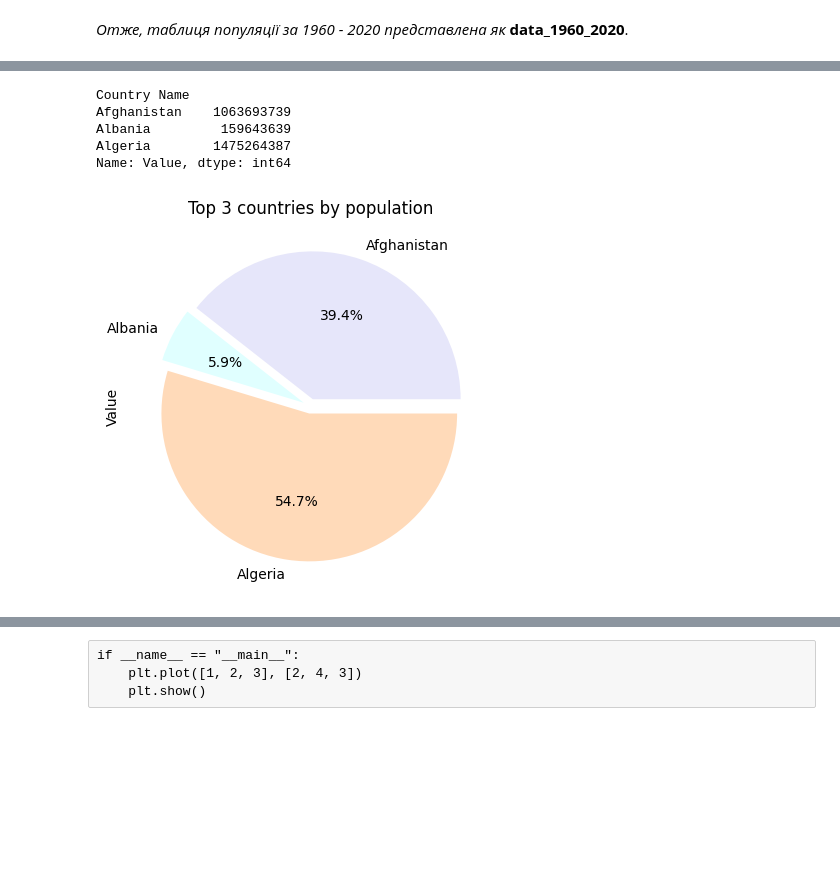
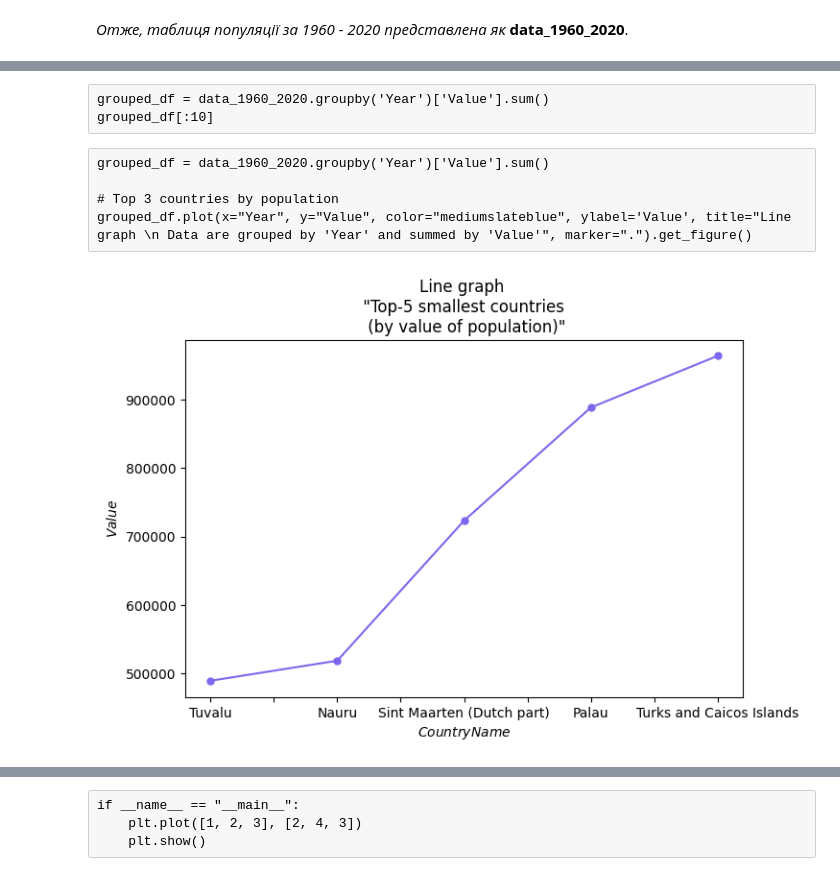
Before and after one commit to alenaporoskun/ssu_2023_pbd, a Jupyter notebook: labs/lab7/samples/sample.ipynb, the cells around one changed output, grey strips where cells are left out. Drawn from its saved outputs; the diff is of its cells as text; code cells hidden in the pictures; blank space fills up the shorter version.

```diff
--- a/labs/lab7/samples/sample.ipynb
+++ b/labs/lab7/samples/sample.ipynb
@@ -141,17 +102,23 @@ Name: Value, dtype: int64
-# %%
-grouped_df = data_1960_2020.groupby('Country Name')['Value'].sum()
-top3 = grouped_df[:3]
-print(top3)
-
-explode = (0.05, 0.05, 0.05)
-colors = ['lavender', 'lightcyan', 'peachpuff']
-plt.title('Top 3 countries by population')
-res = top3.plot(kind='pie', y = 'Value', autopct='%1.1f%%', explode=explode, colors = colors, shadow=False).get_figure()
-res.savefig('./tables and graphs/pie1.png')
-# %% [output]
-Country Name
-Afghanistan    1063693739
-Albania         159643639
-Algeria        1475264387
-Name: Value, dtype: int64
-[figure, removed]
+# %% [raw]
+grouped_df = data_1960_2020.groupby('Year')['Value'].sum()
+grouped_df[:10]
+# %% [raw]
+grouped_df = data_1960_2020.groupby('Year')['Value'].sum()
+
+# Top 3 countries by population
+grouped_df.plot(x="Year", y="Value", color="mediumslateblue", ylabel='Value', title="Line graph \n Data are grouped by 'Year' and summed by 'Value'", marker=".").get_figure()
+# %%
+count = 5 # count of countries for the top
+grouped_df = data_1960_2020.groupby('Country Name')['Value'].sum()
+top = grouped_df.sort_values(ascending=True).head(count)
+
+fig, ax = plt.subplots(figsize=(count*1.5, count/1.5+1.5))
+res = top.plot(x="Year", y="Value", color="mediumslateblue", ylabel='Value', title="Line graph \n ", marker=".", markersize=10).get_figure()
+
+plt.title('Line graph \n "Top-'f'{count}' ' smallest countries \n (by value of population)"')
+plt.ylabel('$ Value $')
+plt.xlabel('$ Country Name $')
+res.savefig('./tables and graphs/line1_population.png', bbox_inches='tight')
+# plt.legend(bbox_to_anchor=(1,1), loc="upper left")
+# %% [output]
+[figure, added]
```
Also changed, not shown: parts of 5 cells of this notebook, 5 other files.
